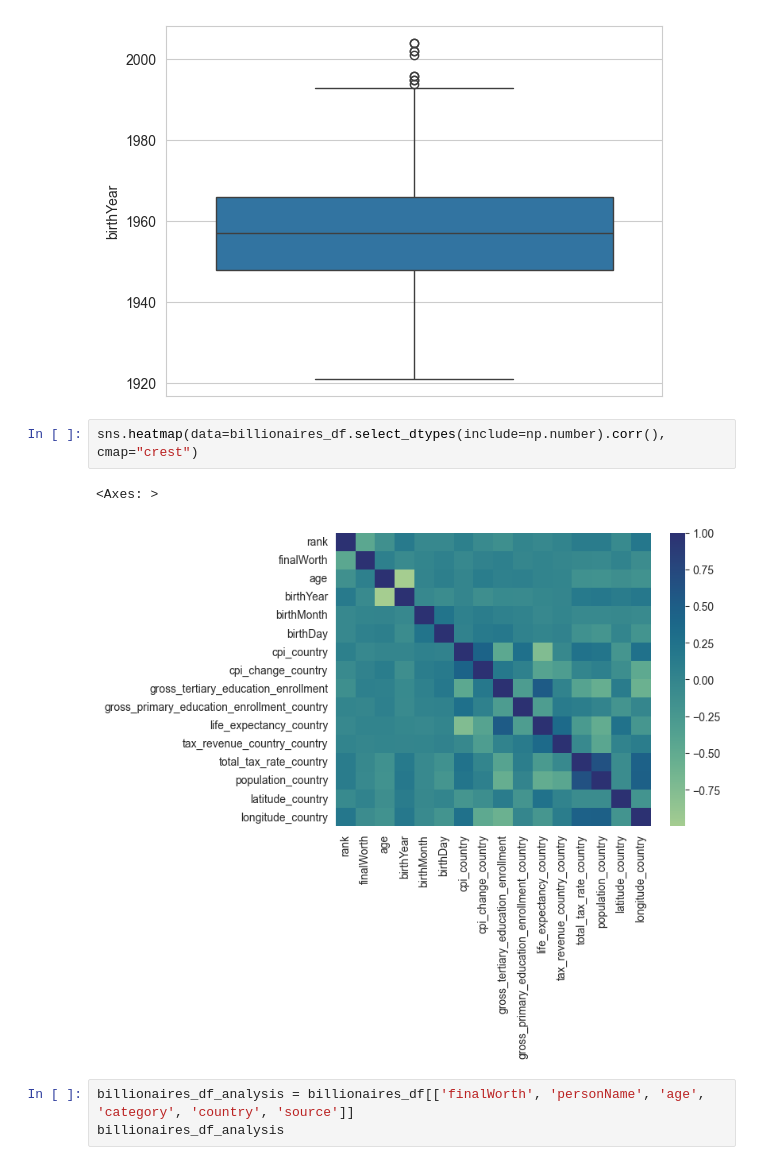
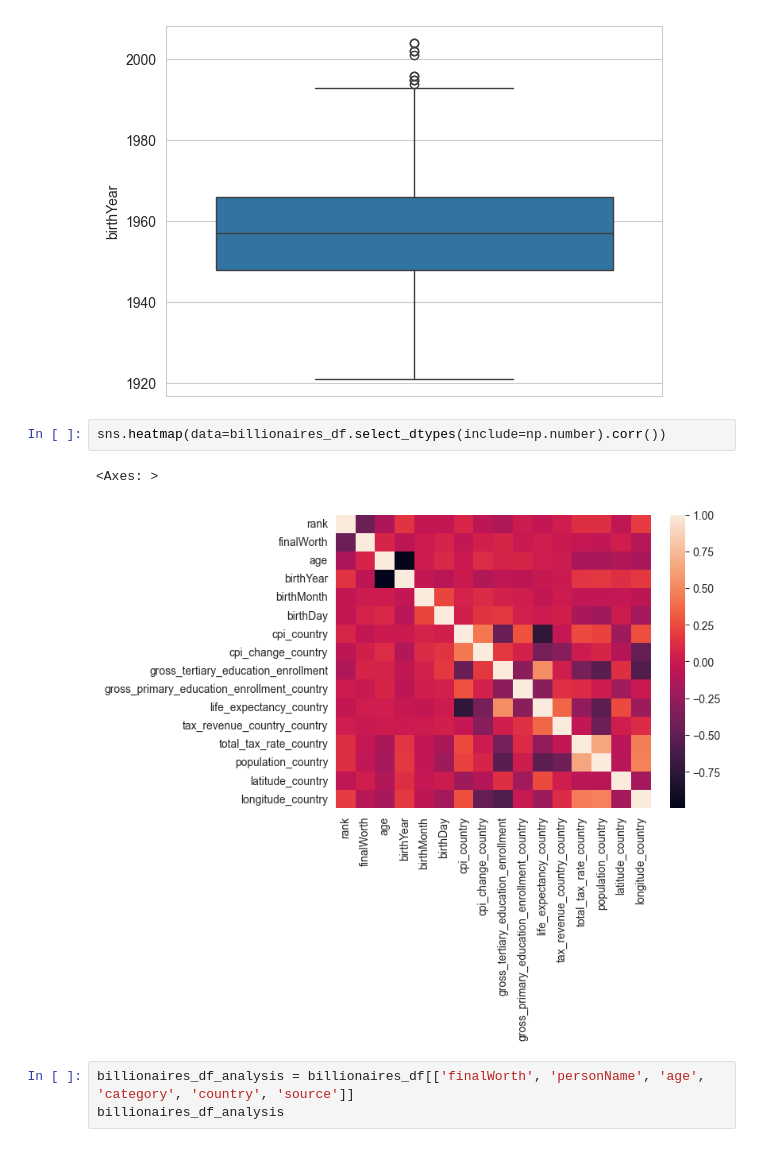
Before and after one commit to RoGellert/python_r_ds_de_projects, a Jupyter notebook: Billionaires/Billionaires_exploratory_analysis.ipynb, the cells around one changed output. Cells and saved outputs as stored; diff of their text form.

```diff
--- a/Billionaires/Billionaires_exploratory_analysis.ipynb
+++ b/Billionaires/Billionaires_exploratory_analysis.ipynb
@@ -134,10 +134,10 @@ sns.boxplot(data=billionaires_df['birthYear'])
 <Axes: ylabel='birthYear'>
 [figure]
 # %%
-sns.heatmap(data=billionaires_df.select_dtypes(include=np.number).corr(), cmap="crest")
+sns.heatmap(data=billionaires_df.select_dtypes(include=np.number).corr())
 # %% [output]
 <Axes: >
-[figure, old version]
+[figure, new version]
 # %%
 billionaires_df_analysis = billionaires_df[['finalWorth', 'personName', 'age', 'category', 'country', 'source']]
 billionaires_df_analysis
```
